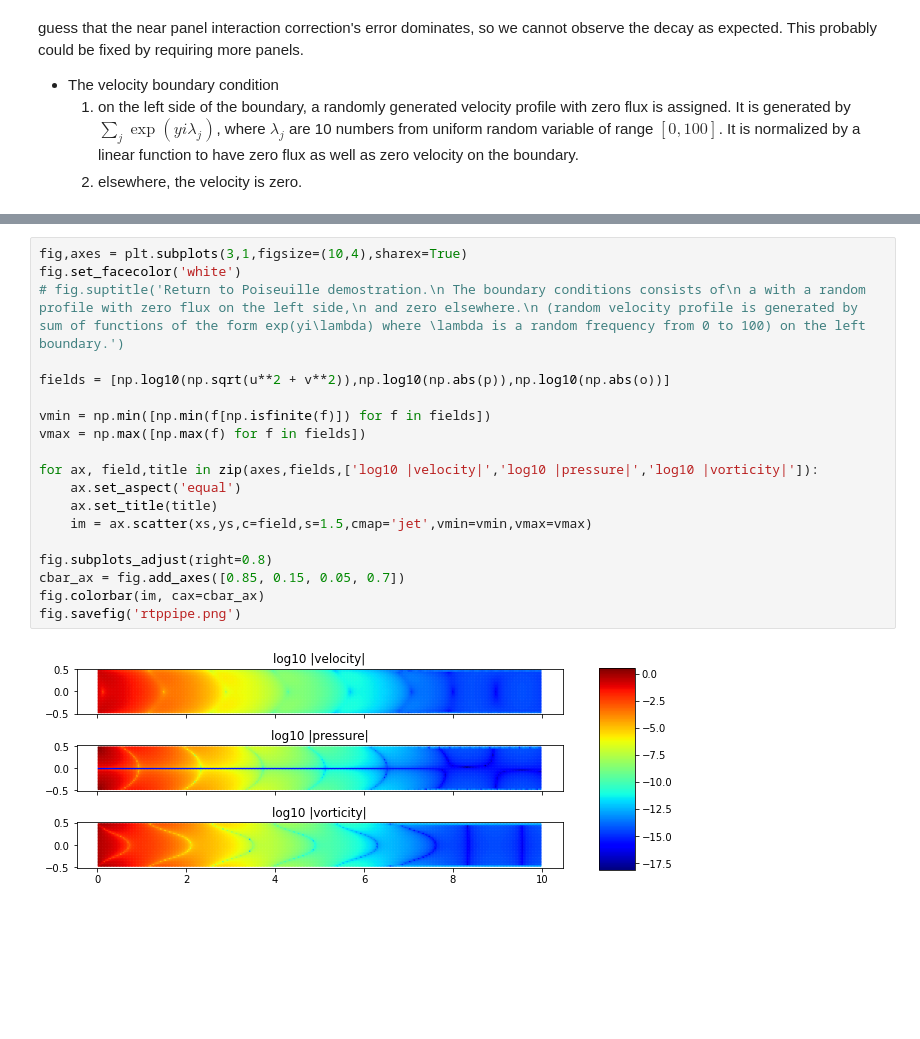
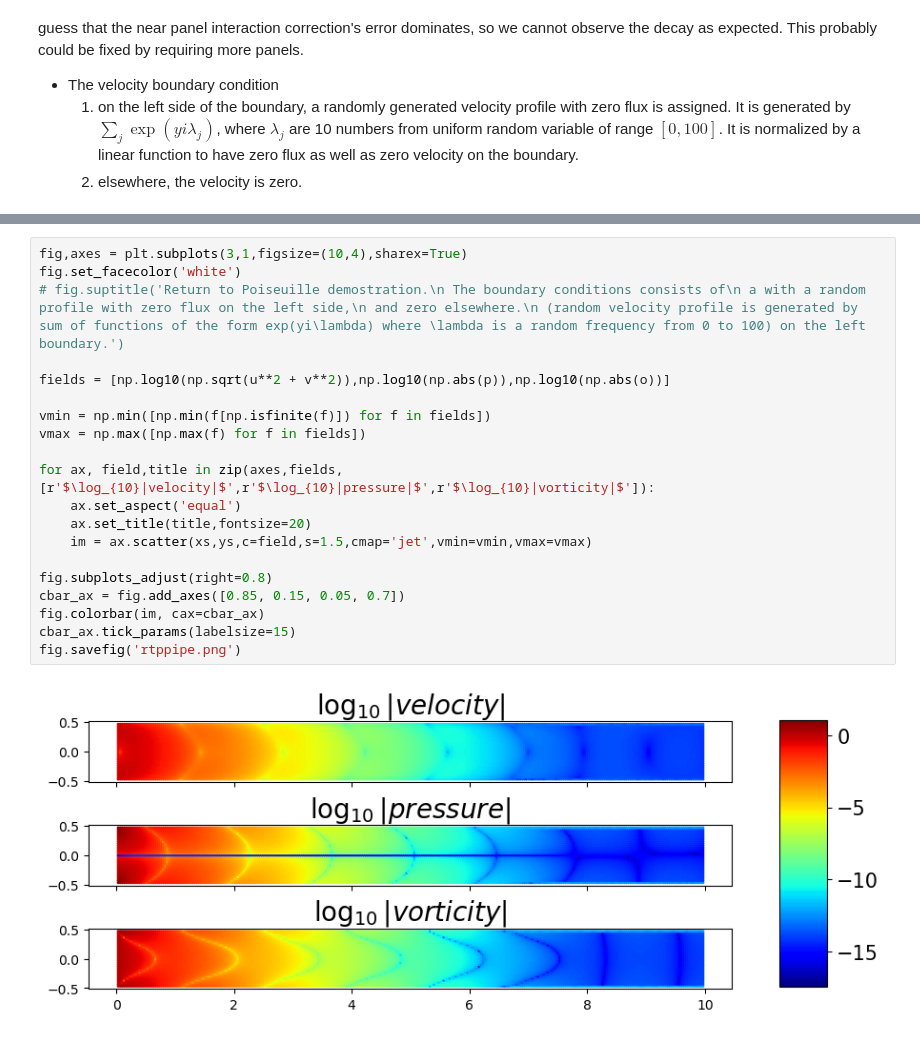
Before and after one commit to WangHaiYang874/stokes2d, a Jupyter notebook: exp5/demo.ipynb, the cells around one changed output, grey strips where cells are left out. Drawn from its saved outputs; the diff is of its cells as text; blank space fills up the shorter version.

```diff
--- a/exp5/demo.ipynb
+++ b/exp5/demo.ipynb
@@ -126,24 +128,25 @@ plt.savefig('rtp_cv.png')
 # %%
 fig,axes = plt.subplots(3,1,figsize=(10,4),sharex=True)
 fig.set_facecolor('white')
 # fig.suptitle('Return to Poiseuille demostration.\n The boundary conditions consists of\n a with a random profile with zero flux on the left side,\n and zero elsewhere.\n (random velocity profile is generated by sum of functions of the form exp(yi\lambda) where \lambda is a random frequency from 0 to 100) on the left boundary.')
 
 fields = [np.log10(np.sqrt(u**2 + v**2)),np.log10(np.abs(p)),np.log10(np.abs(o))]
 
 vmin = np.min([np.min(f[np.isfinite(f)]) for f in fields])
 vmax = np.max([np.max(f) for f in fields])
 
-for ax, field,title in zip(axes,fields,['log10 |velocity|','log10 |pressure|','log10 |vorticity|']):
+for ax, field,title in zip(axes,fields,[r'$\log_{10}|velocity|$',r'$\log_{10}|pressure|$',r'$\log_{10}|vorticity|$']):
     ax.set_aspect('equal')
-    ax.set_title(title)
+    ax.set_title(title,fontsize=20)
     im = ax.scatter(xs,ys,c=field,s=1.5,cmap='jet',vmin=vmin,vmax=vmax)
 
 fig.subplots_adjust(right=0.8)
 cbar_ax = fig.add_axes([0.85, 0.15, 0.05, 0.7])
 fig.colorbar(im, cax=cbar_ax)
+cbar_ax.tick_params(labelsize=15)
 fig.savefig('rtppipe.png')
 # %% [output]
-[figure, old version]
+[figure, new version]
 # %%
 m = xs == np.min(xs)
 x = xs[m]
```
Also changed, not shown: parts of 3 cells of this notebook, 11 other files.
